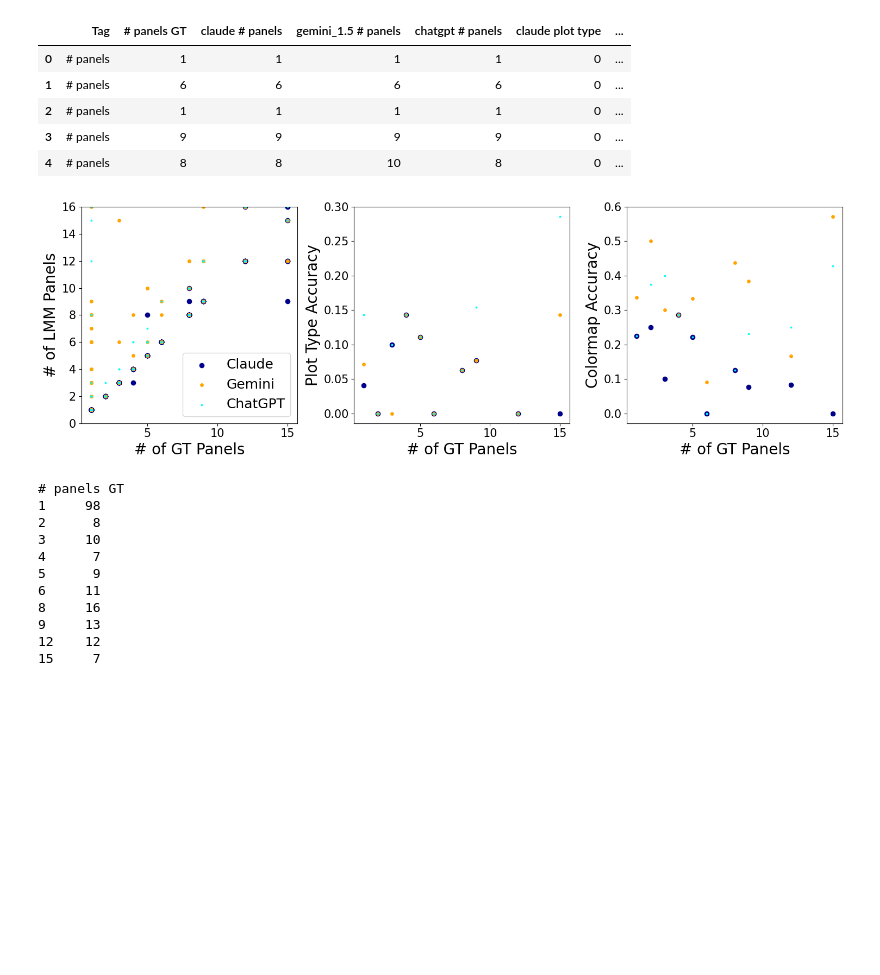
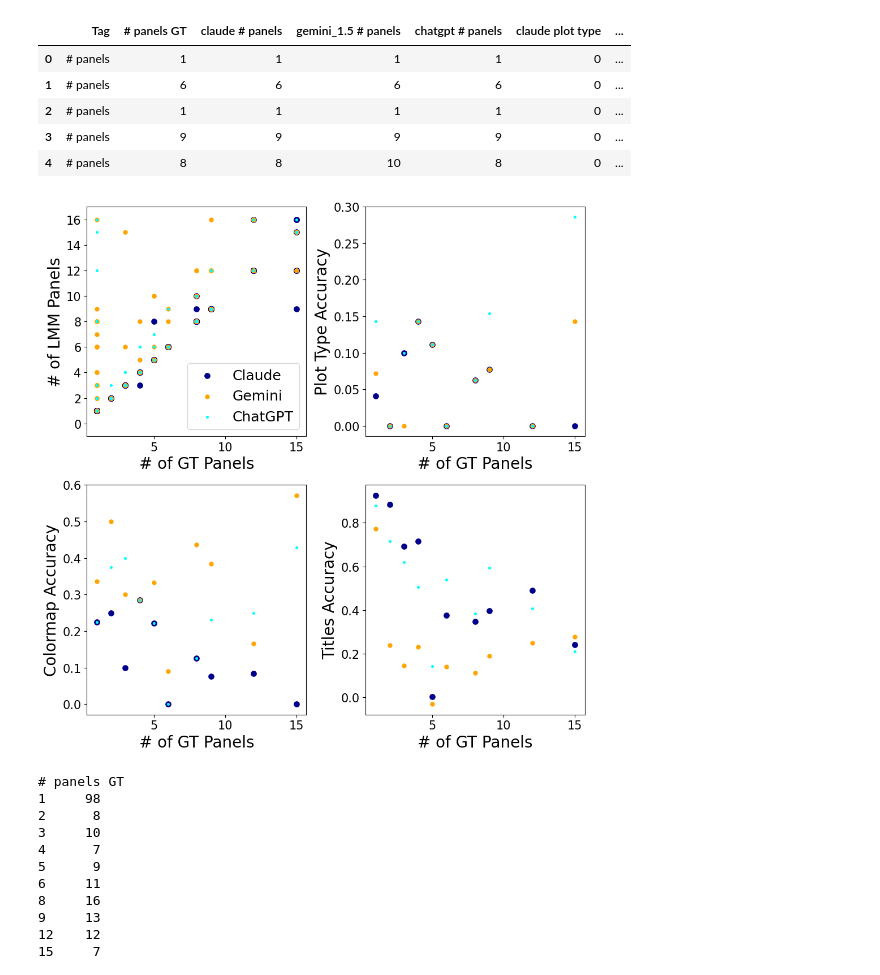
Before and after one commit to ReadingTimeMachine/LLM_VQA_MultiPanel, a Jupyter notebook: parse_lmm_outputs_to_figs.ipynb, the cells around one changed output. Saved outputs shown, nothing was run; the diff lists cells and outputs as text; code cells hidden in the pictures; blank space fills up the shorter version.

Commit message:
plots and table

```diff
--- a/parse_lmm_outputs_to_figs.ipynb
+++ b/parse_lmm_outputs_to_figs.ipynb
@@ -3,6 +3,8 @@ main_llm_dir = '/Users/jnaiman/Downloads/tmp/iConf2025/visual_qa_multipanel/LMM_
 
 # full baseline data stored
 dir_jsons = '/Users/jnaiman/Downloads/tmp/iConf2025/visual_qa_multipanel/jsons/'
+
+save_fig_dir = '/Users/jnaiman/Dropbox/Paper_iConf2025/figures/'
 # %%
 from glob import glob
 import pickle
@@ -315,19 +269,22 @@ only these panels: [ 1  2  3  4  5  6  8  9 12 15]
 | 4 | # panels | 8 | 8 | 10 | 8 | 0 | ... |
 # %%
 base = 5
-npanels = 3
-fig, axes = plt.subplots(1,npanels, figsize=(base*npanels,base))
+npanels = 4
+#fig, axes = plt.subplots(1,npanels, figsize=(base*npanels,base))
+fig, axes = plt.subplots(2,2, figsize=(base*2,base*2))
+axes = axes.flatten()
+
 
 fontsize = 20
 tick_fontsize = 15
 legend_fontsize = 18
 
-marker_sizes = [35, 15, 3]
+marker_sizes = [45, 25, 7]
 colors = ['darkblue', 'orange', 'cyan']
 labels = ['Claude', 'Gemini', 'ChatGPT']
 
 ####### # panels vs gt LMM # panels #####
-yfudge = 1
+yfudge = 2
 xcolumn = '# panels GT'
 columns = ['claude # panels', 'gemini_1.5 # panels', 'chatgpt # panels']
 iax = 0
@@ -343,34 +300,46 @@ gb = dfcut.groupby('# panels GT')[columns].mean().reset_index()
 iax = 1
 for s,color,col,label in zip(marker_sizes, colors, columns, labels):
     #gb.plot(x=xcolumn, y = col, kind='line', ax=axes[iax], color=color, label=label)
     gb.plot(x=xcolumn, y = col, kind='scatter', s=s, ax=axes[iax], color=color)#, label=label)
 axes[iax].set_xlabel('# of GT Panels', fontsize=fontsize)
 axes[iax].set_ylabel('Plot Type Accuracy', fontsize=fontsize)
 
 ###### # panels vs LMM colormap guess ####
 columns = ['claude colormap', 'gemini_1.5 colormap', 'chatgpt colormap']
 gb = dfcut.groupby('# panels GT')[columns].mean().reset_index()
 iax = 2
 for s,color,col,label in zip(marker_sizes, colors, columns, labels):
     #gb.plot(x=xcolumn, y = col, kind='line', ax=axes[iax], color=color, label=label)
     gb.plot(x=xcolumn, y = col, kind='scatter', s=s, ax=axes[iax], color=color)#, label=label)
 axes[iax].set_xlabel('# of GT Panels', fontsize=fontsize)
 axes[iax].set_ylabel('Colormap Accuracy', fontsize=fontsize)
 
 
+
+###### # panels vs titles guess ####
+columns = ['claude titles', 'gemini_1.5 titles', 'chatgpt titles']
+gb = dfcut.groupby('# panels GT')[columns].mean().reset_index()
+iax = 3
+for s,color,col,label in zip(marker_sizes, colors, columns, labels):
+    gb.plot(x=xcolumn, y = col, kind='scatter', s=s, ax=axes[iax], color=color)#, label=label)
+axes[iax].set_xlabel('# of GT Panels', fontsize=fontsize)
+axes[iax].set_ylabel('Titles Accuracy', fontsize=fontsize)
+
+
 # set font sizes
 for ax in axes:
     # Set tick label font sizes for second subplot
     ax.tick_params(axis='both', which='major', labelsize=tick_fontsize)
     legend = ax.get_legend()
     if legend is not None:
         # Set legend font size for second subplot
         ax.legend(fontsize=legend_fontsize)
 
 fig.tight_layout()
+fig.savefig(save_fig_dir + 'figureLevel_models_vs_npanels.pdf')
 plt.show()
 # %% [output]
-[figure, old version]
+[figure, new version]
 # %%
 dfplot['# panels GT'].value_counts().sort_index()
 # %% [output]
```
Also changed, not shown: parts of 10 cells of this notebook.
